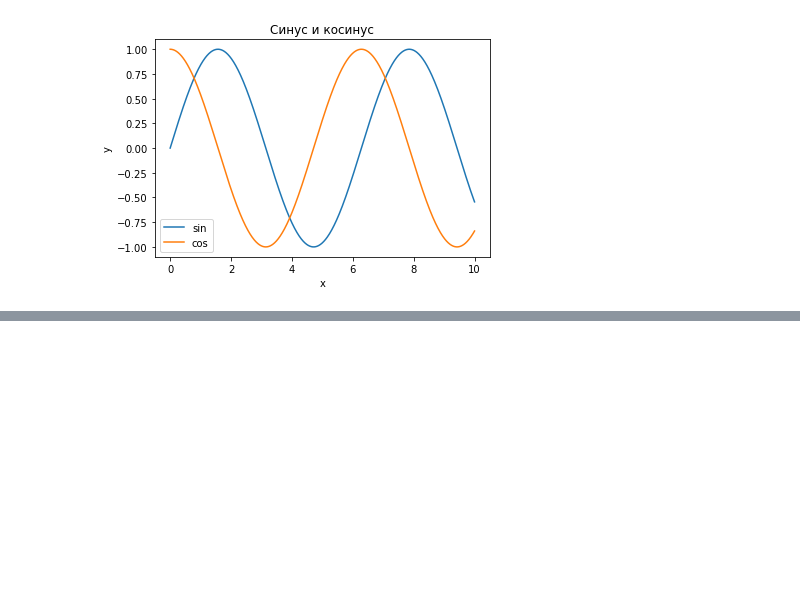
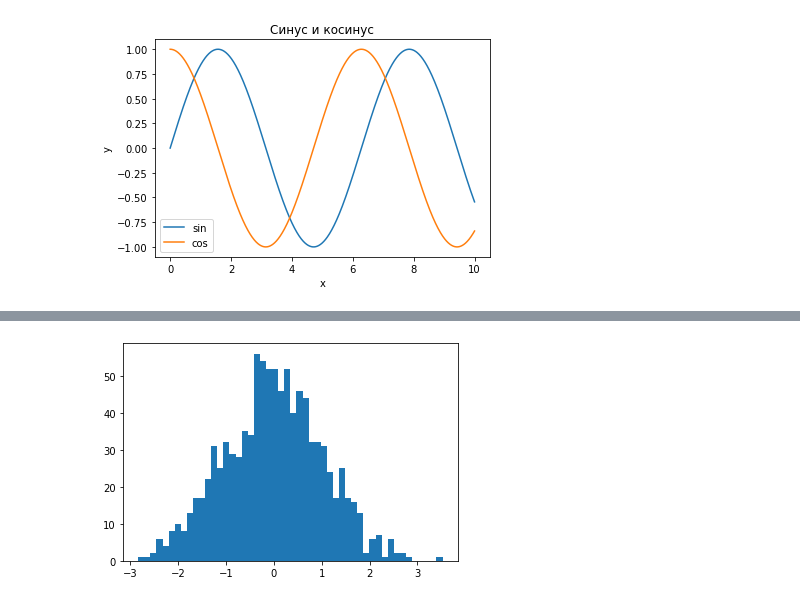
Before and after one commit to Svetlana0603/My_python, a Jupyter notebook: 3.Matplotlib.ipynb, the cells around one changed output, grey strips where cells are left out. Saved outputs shown, nothing was run; the diff lists cells and outputs as text; code cells hidden in the pictures; blank space fills up the shorter version.

```diff
--- a/3.Matplotlib.ipynb
+++ b/3.Matplotlib.ipynb
@@ -149,0 +152,4 @@ plt.show()
+# %%
+# имитационные данные
+data = np.random.randn(1000)
+data
@@ -149,0 +174,6 @@ plt.show()
+# %%
+# рисуем гистограмму
+plt.hist(data, bins=50)
+plt.show()
+# %% [output]
+[figure, added]
```
Also changed, not shown: parts of 8 cells of this notebook.
